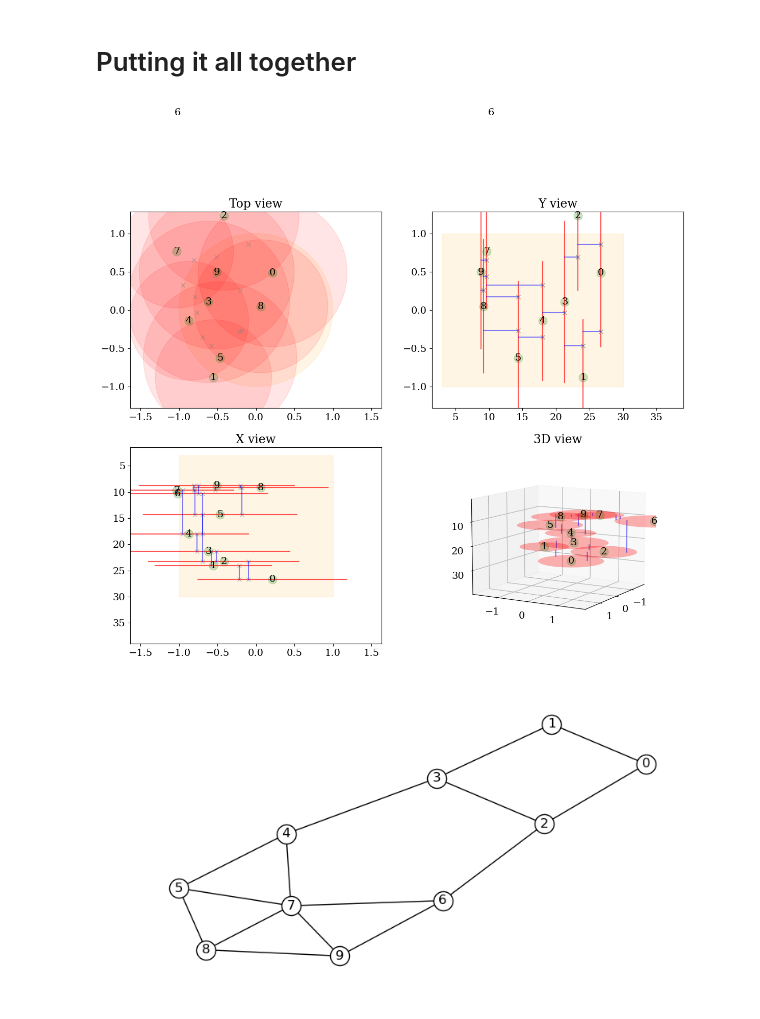
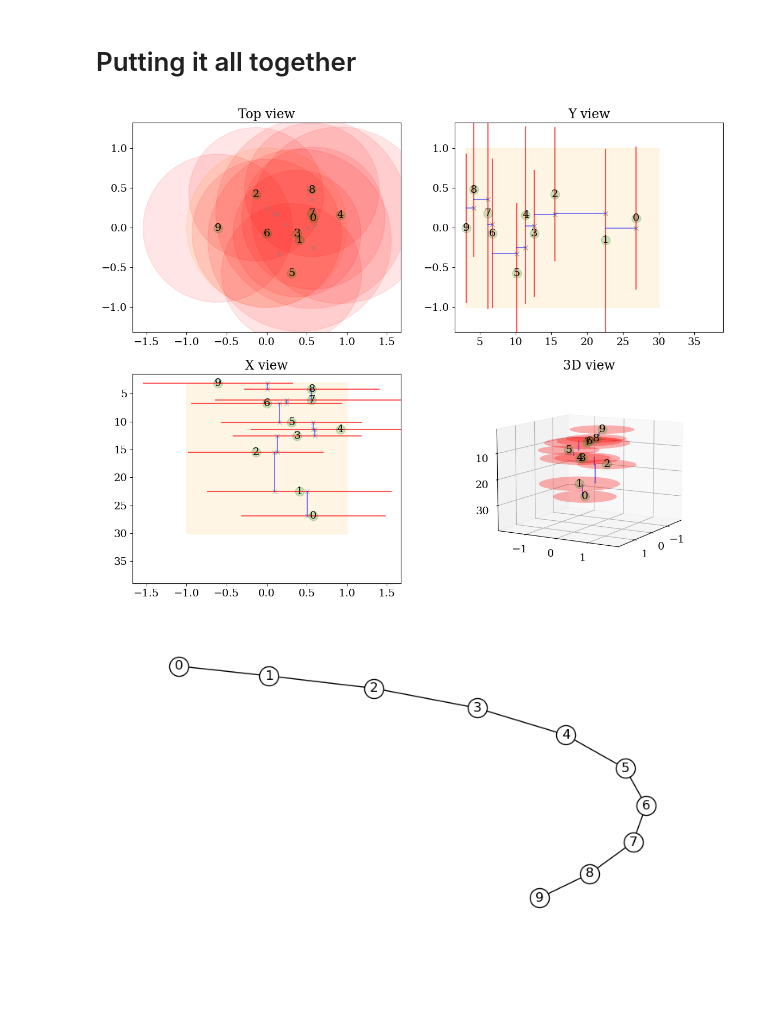
Before and after one commit to sbrisson-sudo/magma_chambers_network, a Jupyter notebook: projet_tutore_magma_chamber_network.ipynb, the cells around one changed output. Saved outputs shown, nothing was run; the diff lists cells and outputs as text; code cells hidden in the pictures; blank space fills up the shorter version.

Commit message:
retouche de figures

```diff
--- a/projet_tutore_magma_chamber_network.ipynb
+++ b/projet_tutore_magma_chamber_network.ipynb
@@ -243,7 +243,7 @@ p0 = np.zeros(N)
 p0[0] = 1e6 # Chambre n°0 initiallement à 1MPa
 
 # Solve numerically
-t_stop = 100
+t_stop = 40
 time = np.linspace(0.,t_stop,1000)
 p_numInt = solve_numerical_integration_free(G, p0, time)
 
@@ -252,15 +252,26 @@ p,p_inf = solve_analytically_free(G, p0, time)
 color_map = cmx.ScalarMappable(norm=colors.Normalize(vmin=0, vmax=N), cmap='viridis')
 color_map2 = cmx.ScalarMappable(norm=colors.Normalize(vmin=0, vmax=N), cmap='bone')
 
-fig,(ax1,ax2) = plt.subplots(2,1,figsize=(8,8))
+fig,(ax1,ax2) = plt.subplots(2,1,figsize=(8,8),sharex=True)
 
 for i in range(N):
     ax1.plot(time, p_numInt[:,i], color=color_map.to_rgba(i), label='%d' % i)
     ax2.plot(time, p[:,i], color=color_map.to_rgba(i), label='%d' % i)
 
-ax2.axhline(p_inf[0], c="k",lw=1.5, ls='dotted')
-ax1.set_title("Intégration numérique")
-ax2.set_title("Solution exacte")
+ax2.set_xlabel("Temps (jours)")
+ax1.set_ylabel("Pression (Pa)")
+ax2.set_ylabel("Pression (Pa)")
+
+box_props = dict(boxstyle='square', facecolor='white', edgecolor='black')
+ax1.text(0.8, 0.8,"Intégration numérique",transform=ax1.transAxes, verticalalignment='top', bbox=box_props,horizontalalignment="right")
+ax2.text(0.8, 0.8,"State space",transform=ax2.transAxes, verticalalignment='top', bbox=box_props,horizontalalignment="right")
+
+
+# ax2.axhline(p_inf[0], c="k",lw=1.5, ls='dotted')
+# ax1.set_title("Intégration numérique")
+# ax2.set_title("Solution exacte")
+
+plt.savefig("./figures_pdf/ss_vs_intnum_free.pdf")
 
 plt.show()
 # %% [output]
@@ -272,20 +283,29 @@ source[0] = 1
 p_source = 1e6
 p0 = np.zeros(N)
 
-t_stop = 100
+t_stop = 200
 time = np.linspace(0.,t_stop,1000)
 p_numInt = solve_numerical_integration_forced(G, p0, source, p_source, time)
 p = solve_analytically_forced(G, p0, source, p_source, time)
 # %%
-fig,(ax1,ax2) = plt.subplots(2,1,figsize=(8,8))
+fig,(ax1,ax2) = plt.subplots(2,1,figsize=(8,8),sharex=True)
 
 for i in range(N):
     ax1.plot(time, p_numInt[:,i], color=color_map.to_rgba(i), label='%d' % i)
     ax2.plot(time, p[:,i], color=color_map.to_rgba(i), label='%d' % i)
 
 # ax2.axhline(p_inf[0], c="k",lw=1.5, ls='dotted')
-ax1.set_title("Intégration numérique")
-ax2.set_title("Solution exacte")
+
+box_props = dict(boxstyle='square', facecolor='white', edgecolor='black')
+ax1.text(0.8, 0.3,"Intégration numérique",transform=ax1.transAxes, verticalalignment='top', bbox=box_props,horizontalalignment="right")
+ax2.text(0.8, 0.3,"State space",transform=ax2.transAxes, verticalalignment='top', bbox=box_props,horizontalalignment="right")
+
+
+ax2.set_xlabel("Temps (jours)")
+ax1.set_ylabel("Pression (Pa)")
+ax2.set_ylabel("Pression (Pa)")
+
+plt.savefig("./figures_pdf/ss_vs_intnum_forced.pdf")
 
 plt.show()
 # %% [output]
@@ -590,37 +608,39 @@ plt.show()
 # Putting it all together
 # %%
 # 1. Construction du réseau
+# Random number generator
+randomgen=np.random.default_rng(3000) # fixed seed, for reproductibility
 
 # Tirage aléatoire des sills
 
 r_rnd = np.abs(randomgen.normal(r_rnd_normal_mean, r_rnd_normal_std, n_sills))
 t_rnd = randomgen.uniform(t_rnd_unif_min, t_rnd_unif_max, n_sills)
 z_rnd = randomgen.uniform(volume_depth_top, volume_depth_bottom, n_sills)
 R_rnd = R_rnd_lognormal_scale * randomgen.lognormal(R_rnd_lognormal_mean, R_rnd_lognormal_std, n_sills)
 
 x_rnd = r_rnd * np.cos(t_rnd)
 y_rnd = r_rnd * np.sin(t_rnd)
 
 sills_xyzR = np.vstack([x_rnd,y_rnd,z_rnd,R_rnd]).T
 
 # Sort by decreasing depth
 sills_xyzR = sills_xyzR[sills_xyzR[:,2].argsort()][::-1]
 
 # Connection des sills
 conduits_xyzz = make_sill_connections(sills_xyzR)
 
 fig,axes = plot_3D_geometry(sills_xyzR,conduits_xyzz,volume_depth_top,volume_depth_bottom,volume_radius)
 plt.show()
 plt.show()
 # %% [output]
-[figure, old version]
+[figure, new version]
 # %%
 # 2. Construction du graph
 
 G = build_graph(sills_xyzR,conduits_xyzz)
 plot_graph(G)
 # %% [output]
-[figure, old version]
+[figure, new version]
 # %%
 # 3. Résolution du système (actif : chambre la plus profonde soumise à un incrément de pression)
 
```
Also changed, not shown: parts of 15 cells of this notebook, 9 other files.
